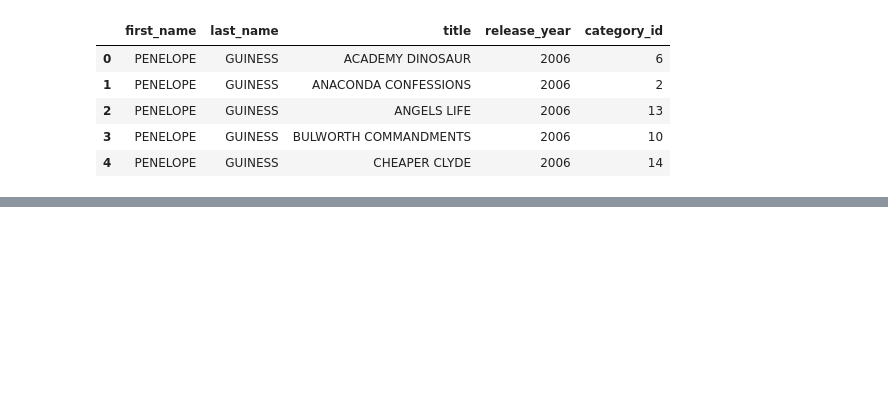
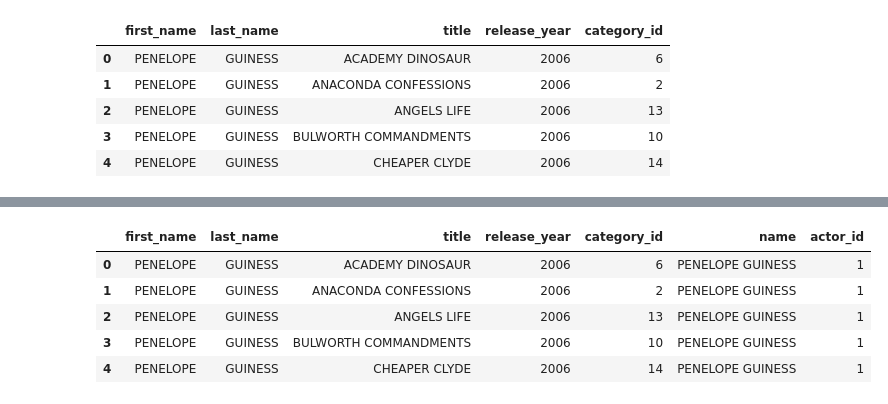
Before and after one commit to LeoBulcsu/8Films_Rental_DataBase, a Jupyter notebook: Notebooks/8Films_Renta_DATACLEANING.ipynb, the cells around one changed output, grey strips where cells are left out. Cells and saved outputs as stored; diff of their text form; code cells hidden in the pictures; blank space fills up the shorter version.

```diff
--- a/Notebooks/8Films_Renta_DATACLEANING.ipynb
+++ b/Notebooks/8Films_Renta_DATACLEANING.ipynb
@@ -409,0 +404,11 @@ hdddf.head()
+# %%
+actorshdd = pd.merge(hdddf, acdf, on='name', how='left')
+hdddf['actor_id'] = actorshdd['actor_id']
+hdddf.head()
+# %% [output]
+|  | first_name | last_name | title | release_year | category_id | name | actor_id |
+| 0 | PENELOPE | GUINESS | ACADEMY DINOSAUR | 2006 | 6 | PENELOPE GUINESS | 1 |
+| 1 | PENELOPE | GUINESS | ANACONDA CONFESSIONS | 2006 | 2 | PENELOPE GUINESS | 1 |
+| 2 | PENELOPE | GUINESS | ANGELS LIFE | 2006 | 13 | PENELOPE GUINESS | 1 |
+| 3 | PENELOPE | GUINESS | BULWORTH COMMANDMENTS | 2006 | 10 | PENELOPE GUINESS | 1 |
+| 4 | PENELOPE | GUINESS | CHEAPER CLYDE | 2006 | 14 | PENELOPE GUINESS | 1 |
```
Also changed, not shown: parts of 28 cells of this notebook.
